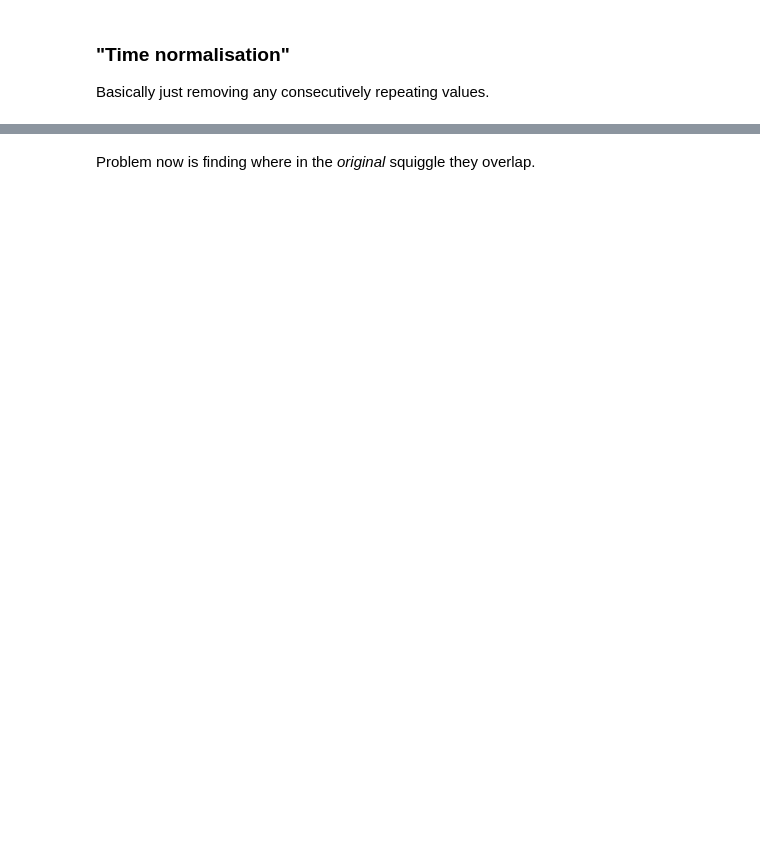
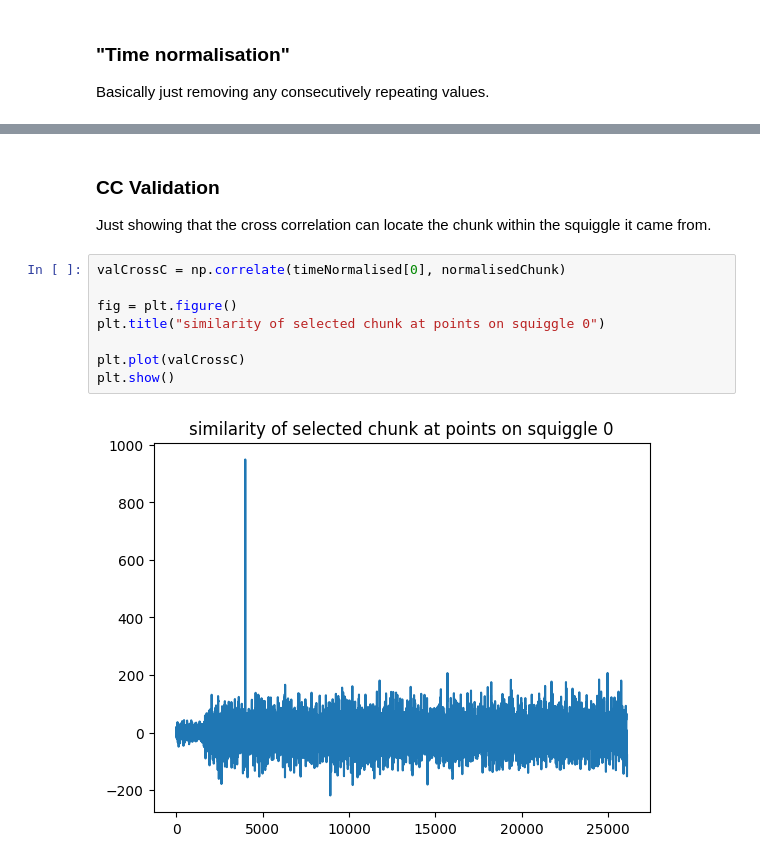
Before and after one commit to p-kirb/SquiggleProject, a Jupyter notebook: inspecting_similar/CompareReducedResolution.ipynb, the cells around one changed output, grey strips where cells are left out. Saved outputs shown, nothing was run; the diff lists cells and outputs as text; blank space fills up the shorter version.

Commit message:
fixed cross correlation in CompareReducedResolution; added notebook to compare comparison methods; added notebook to do normalisation of full dataset

```diff
--- a/inspecting_similar/CompareReducedResolution.ipynb
+++ b/inspecting_similar/CompareReducedResolution.ipynb
@@ -192,2 +192,13 @@ index of max overlap in squiggle 1: 4066
-# %% [markdown]
-Problem now is finding where in the *original* squiggle they overlap.
+# %% [markdown]
+### CC Validation
+ Just showing that the cross correlation can locate the chunk within the squiggle it came from.
+# %%
+valCrossC = np.correlate(timeNormalised[0], normalisedChunk)
+
+fig = plt.figure()
+plt.title("similarity of selected chunk at points on squiggle 0")
+
+plt.plot(valCrossC)
+plt.show()
+# %% [output]
+[figure, added]
```
Also changed, not shown: parts of 8 cells of this notebook, 2 other files.
